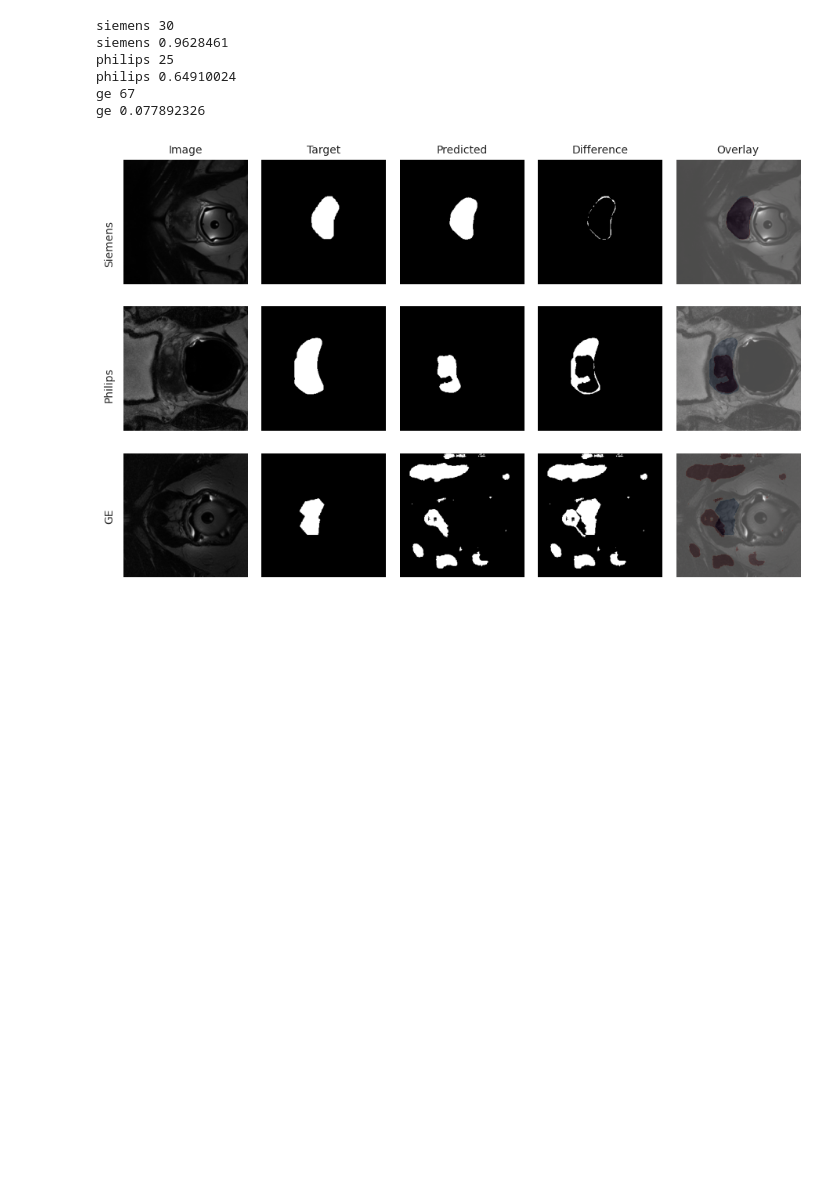
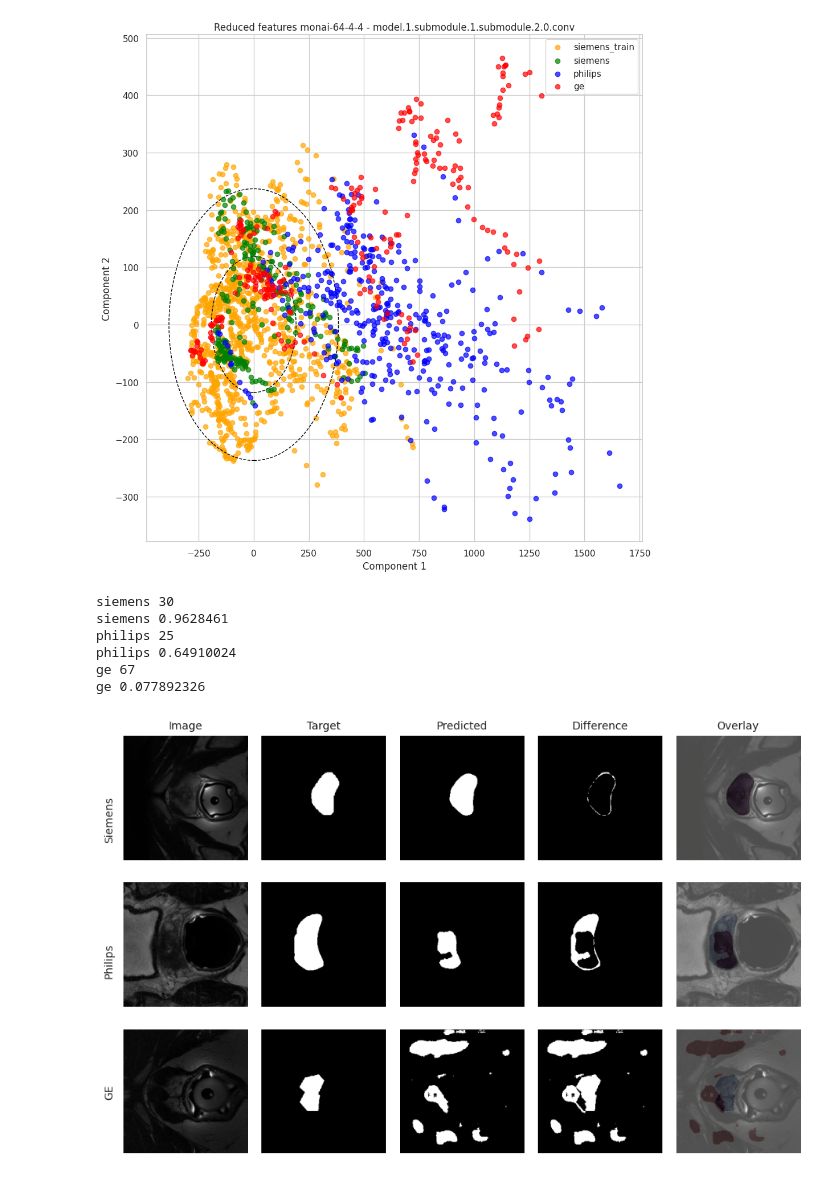
Before and after one commit to sgomezru/DSSQ, a Jupyter notebook: notebooks/analysis.ipynb, the cells around one changed output. Saved outputs shown, nothing was run; the diff lists cells and outputs as text; code cells hidden in the pictures; blank space fills up the shorter version.

```diff
--- a/notebooks/analysis.ipynb
+++ b/notebooks/analysis.ipynb
@@ -137,3 +369,33 @@ Loaded model from epoch 38 and path:
+# %%
+def plot_pca_features(data, model, layer):
+    sns.set(style="whitegrid")
+    # if model == "monai-64-4-4":
+    #     layer = "model.0.conv"
+    # else:
+    #     layer = "encoder10"
+    plt.figure(figsize=(10, 10))
+    colors = ['red', 'blue', 'green', 'orange']
+    for ven in data:
+        tmp_data = dices_vendor[ven][model]["dim_red_features"][layer]
+        plt.scatter(tmp_data[:, 0], tmp_data[:, 1], label=ven, color=colors.pop(), alpha=0.7)
+        if "train" in ven:
+            mean = np.mean(tmp_data, axis=0)
+            std = np.std(tmp_data, axis=0)
+            ellipse1_std = Ellipse(mean, width=2*std[0], height=2*std[1], edgecolor='black', facecolor='none', linestyle='--')
+            ellipse2_std = Ellipse(mean, width=4*std[0], height=4*std[1], edgecolor='black', facecolor='none', linestyle='--')
+            plt.gca().add_patch(ellipse1_std)
+            plt.gca().add_patch(ellipse2_std)
+
+    plt.title(f"Reduced features {model} - {layer}")
+    plt.xlabel("Component 1")
+    plt.ylabel("Component 2")
+    plt.legend(loc="best")
+    plt.tight_layout()
+    plt.show()
+# %%
+plot_pca_features(dices_vendor, "monai-64-4-4", "model.1.submodule.1.submodule.2.0.conv")
+# %% [output]
+[figure, added]
 # %%
 def plot_idx(idx_siem, idx_phil, idx_ge):
     sns.set_theme(style="whitegrid")
```
Also changed, not shown: parts of 27 cells of this notebook, 4 other files.
